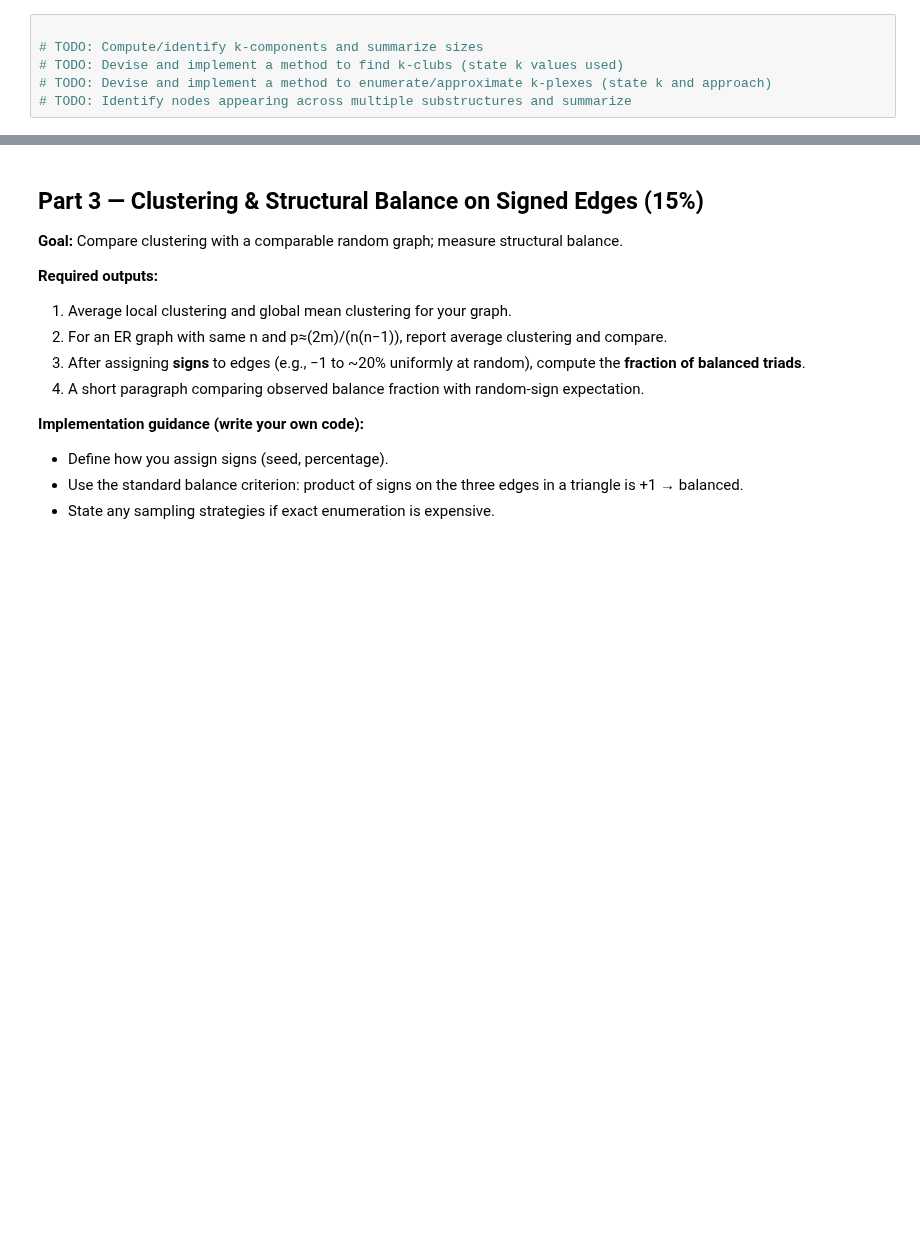
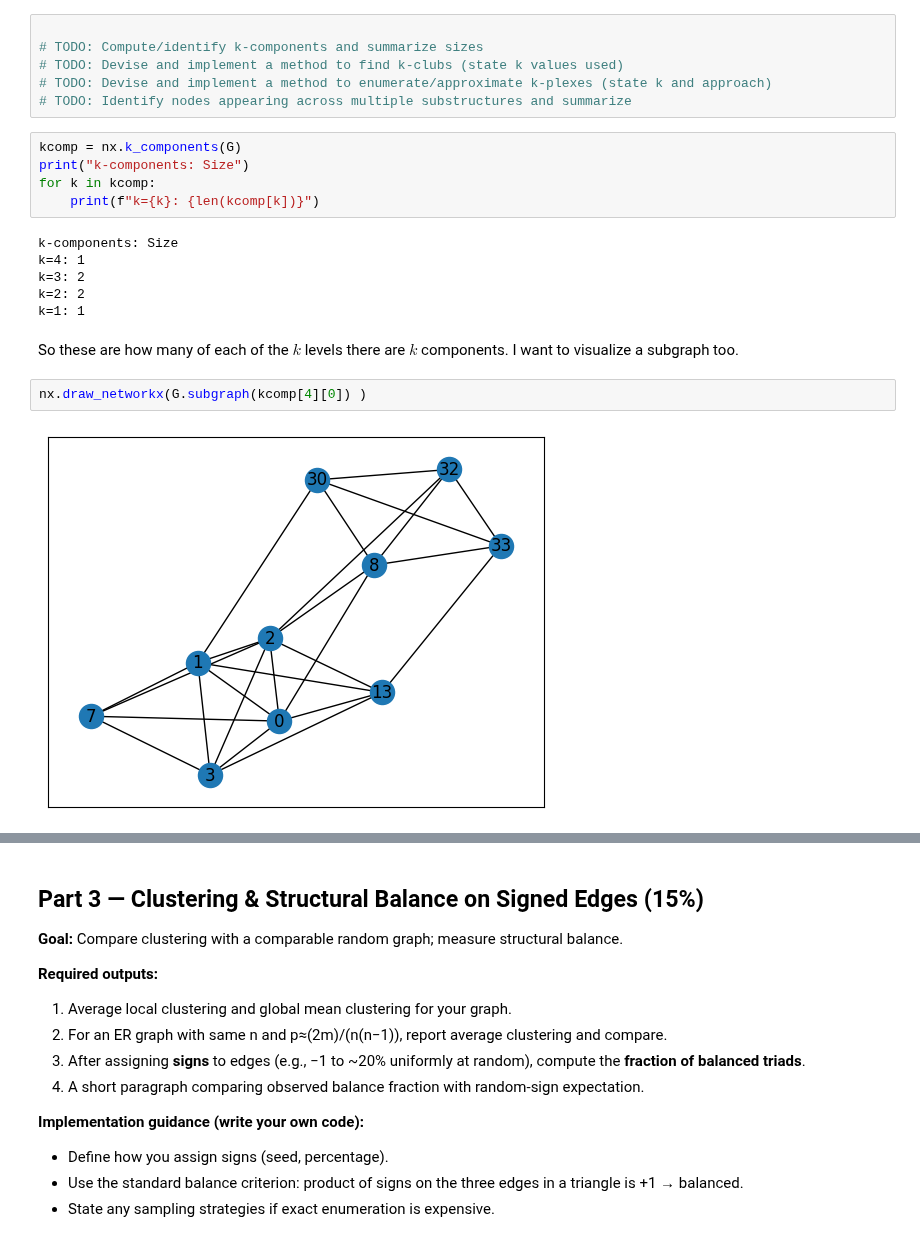
Before and after one commit to nurfnick/NetworkScience, a Jupyter notebook: HomeworkAssignments/Project2.ipynb, the cells around one changed output, grey strips where cells are left out. Cells and saved outputs as stored; diff of their text form; blank space fills up the shorter version.

```diff
--- a/HomeworkAssignments/Project2.ipynb
+++ b/HomeworkAssignments/Project2.ipynb
@@ -75,3 +106,20 @@
 # TODO: Devise and implement a method to find k-clubs (state k values used)
 # TODO: Devise and implement a method to enumerate/approximate k-plexes (state k and approach)
 # TODO: Identify nodes appearing across multiple substructures and summarize
+# %%
+kcomp = nx.k_components(G)
+print("k-components: Size")
+for k in kcomp:
+    print(f"k={k}: {len(kcomp[k])}")
+# %% [output]
+k-components: Size
+k=4: 1
+k=3: 2
+k=2: 2
+k=1: 1
+# %% [markdown]
+So these are how many of each of the $k$ levels there are $k$ components.  I want to visualize a subgraph too.
+# %%
+nx.draw_networkx(G.subgraph(kcomp[4][0]) )
+# %% [output]
+[figure, added]
```
Also changed, not shown: parts of 18 cells of this notebook.
